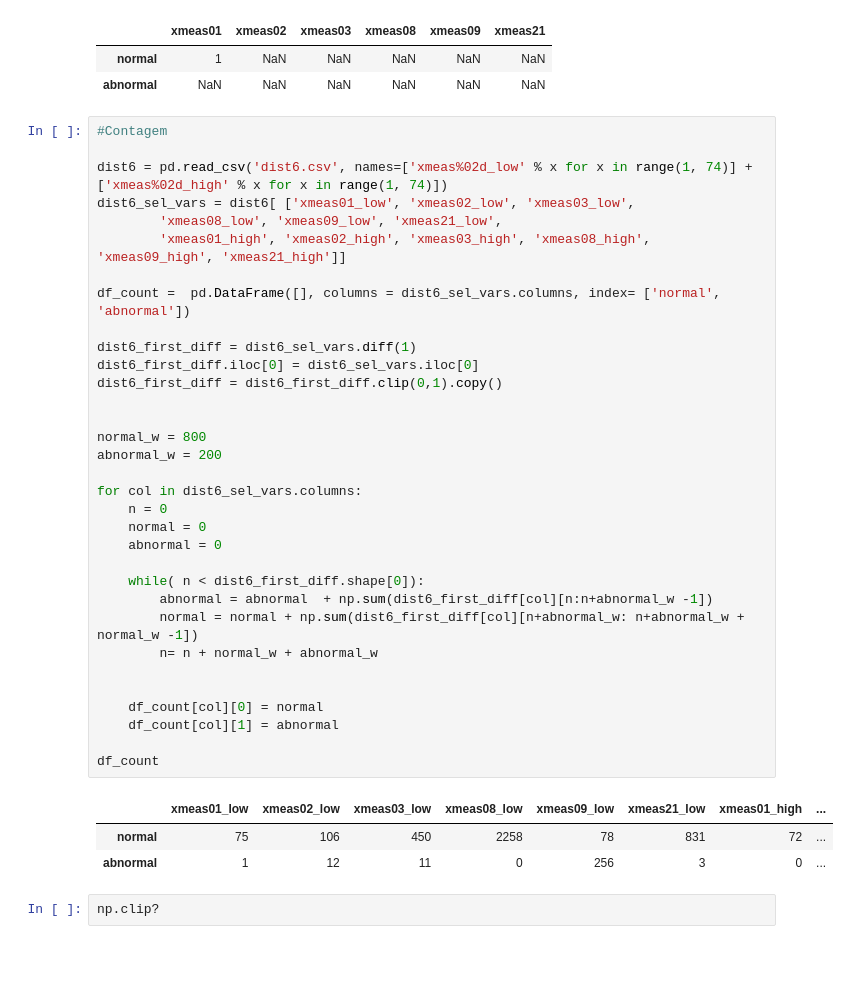
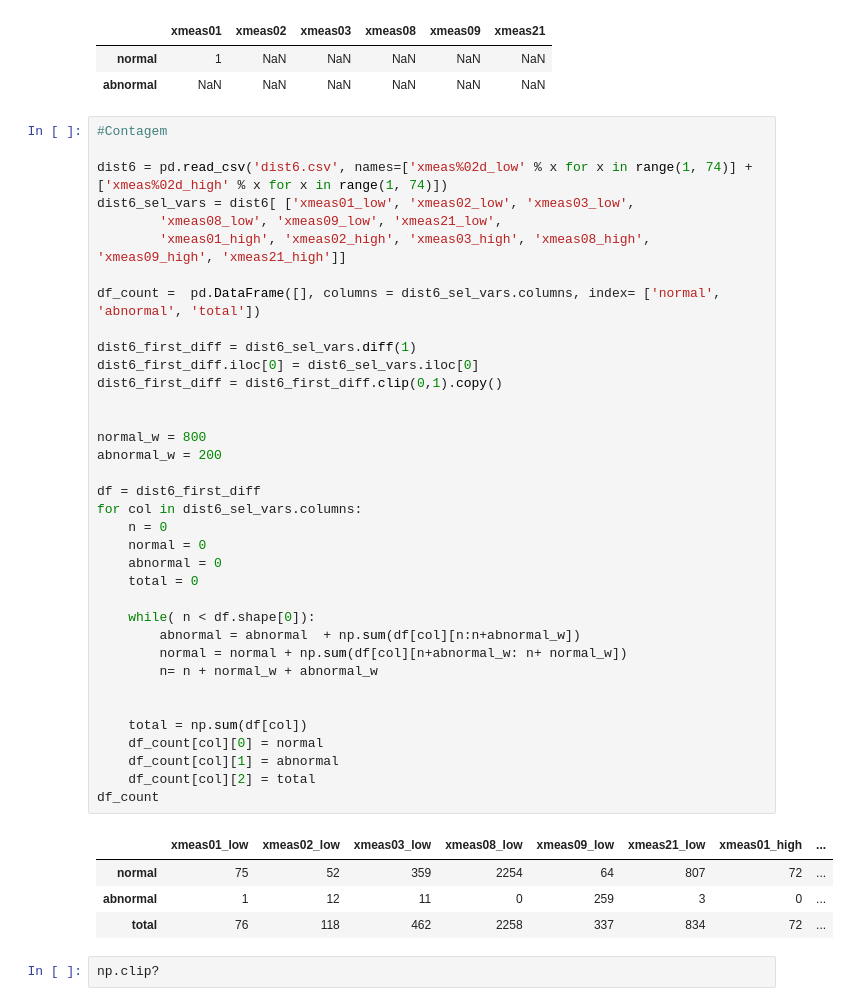
Before and after one commit to ruteee/pesquisa, a Jupyter notebook: TestsNote.ipynb, the cells around one changed output. Cells and saved outputs as stored; diff of their text form; blank space fills up the shorter version.

```diff
--- a/TestsNote.ipynb
+++ b/TestsNote.ipynb
@@ -99,40 +99,44 @@ df_count
 # %%
 #Contagem
 
 dist6 = pd.read_csv('dist6.csv', names=['xmeas%02d_low' % x for x in range(1, 74)] + ['xmeas%02d_high' % x for x in range(1, 74)])
 dist6_sel_vars = dist6[ ['xmeas01_low', 'xmeas02_low', 'xmeas03_low',
         'xmeas08_low', 'xmeas09_low', 'xmeas21_low',
         'xmeas01_high', 'xmeas02_high', 'xmeas03_high', 'xmeas08_high', 'xmeas09_high', 'xmeas21_high']]
 
-df_count =  pd.DataFrame([], columns = dist6_sel_vars.columns, index= ['normal', 'abnormal'])
+df_count =  pd.DataFrame([], columns = dist6_sel_vars.columns, index= ['normal', 'abnormal', 'total'])
 
 dist6_first_diff = dist6_sel_vars.diff(1)
 dist6_first_diff.iloc[0] = dist6_sel_vars.iloc[0]
 dist6_first_diff = dist6_first_diff.clip(0,1).copy()
 
 
 normal_w = 800
 abnormal_w = 200
 
+df = dist6_first_diff
 for col in dist6_sel_vars.columns:
     n = 0
     normal = 0
     abnormal = 0
+    total = 0
 
-    while( n < dist6_first_diff.shape[0]):
-        abnormal = abnormal  + np.sum(dist6_first_diff[col][n:n+abnormal_w -1])
-        normal = normal + np.sum(dist6_first_diff[col][n+abnormal_w: n+abnormal_w + normal_w -1])
+    while( n < df.shape[0]):
+        abnormal = abnormal  + np.sum(df[col][n:n+abnormal_w])
+        normal = normal + np.sum(df[col][n+abnormal_w: n+ normal_w])
         n= n + normal_w + abnormal_w
 
 
+    total = np.sum(df[col])
     df_count[col][0] = normal
     df_count[col][1] = abnormal
-
+    df_count[col][2] = total
 df_count
 # %% [output]
 |  | xmeas01_low | xmeas02_low | xmeas03_low | xmeas08_low | xmeas09_low | xmeas21_low | xmeas01_high | ... |
-| normal | 75 | 106 | 450 | 2258 | 78 | 831 | 72 | ... |
-| abnormal | 1 | 12 | 11 | 0 | 256 | 3 | 0 | ... |
+| normal | 75 | 52 | 359 | 2254 | 64 | 807 | 72 | ... |
+| abnormal | 1 | 12 | 11 | 0 | 259 | 3 | 0 | ... |
+| total | 76 | 118 | 462 | 2258 | 337 | 834 | 72 | ... |
 # %%
 np.clip?
 # %%
```
Also changed, not shown: parts of 4 cells of this notebook.
